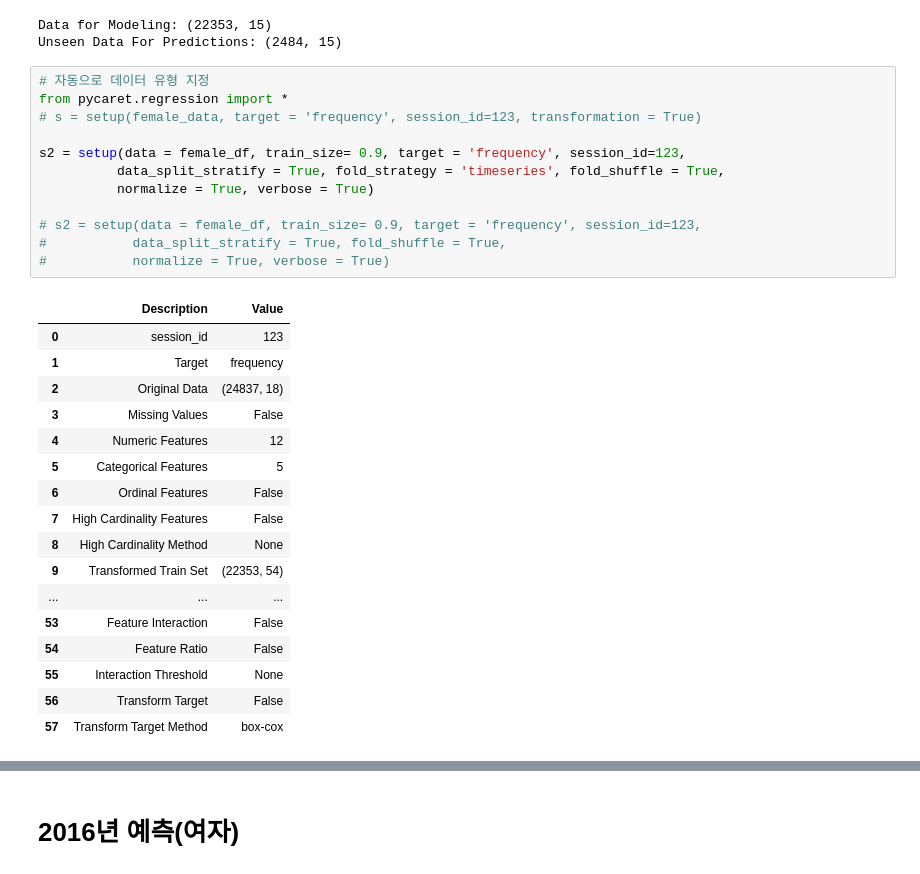
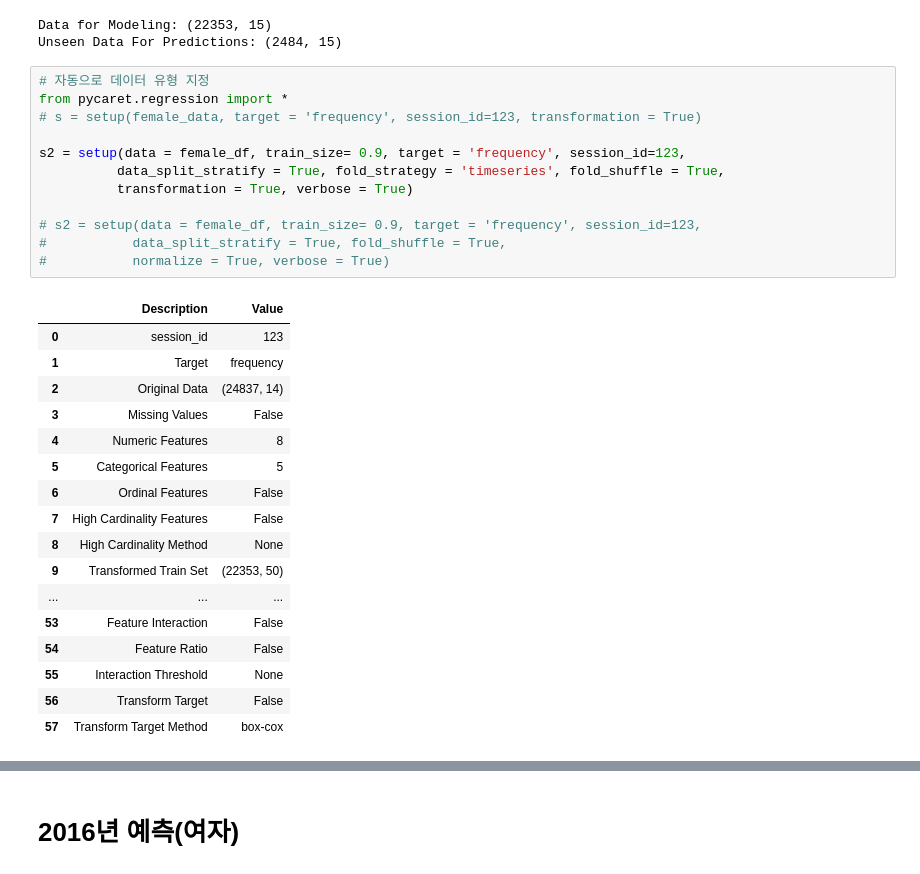
Before and after one commit to leech2193/weather_hospital_sowhat, a Jupyter notebook: 20220804_verification_eseul.ipynb, the cells around one changed output, grey strips where cells are left out. Saved outputs shown, nothing was run; the diff lists cells and outputs as text.

```diff
--- a/20220804_verification_eseul.ipynb
+++ b/20220804_verification_eseul.ipynb
@@ -331,27 +336,27 @@ Unseen Data For Predictions: (2484, 15)
 # %%
 # 자동으로 데이터 유형 지정
 from pycaret.regression import *
 # s = setup(female_data, target = 'frequency', session_id=123, transformation = True)
 
 s2 = setup(data = female_df, train_size= 0.9, target = 'frequency', session_id=123,
           data_split_stratify = True, fold_strategy = 'timeseries', fold_shuffle = True,
-          normalize = True, verbose = True)
+          transformation = True, verbose = True)
 
 # s2 = setup(data = female_df, train_size= 0.9, target = 'frequency', session_id=123,
 #           data_split_stratify = True, fold_shuffle = True,
 #           normalize = True, verbose = True)
 # %% [output]
 |  | Description | Value |
 | 0 | session_id | 123 |
 | 1 | Target | frequency |
-| 2 | Original Data | (24837, 18) |
+| 2 | Original Data | (24837, 14) |
 | 3 | Missing Values | False |
-| 4 | Numeric Features | 12 |
+| 4 | Numeric Features | 8 |
 | 5 | Categorical Features | 5 |
 | 6 | Ordinal Features | False |
 | 7 | High Cardinality Features | False |
 | 8 | High Cardinality Method | None |
-| 9 | Transformed Train Set | (22353, 54) |
+| 9 | Transformed Train Set | (22353, 50) |
 | ... | ... | ... |
 | 53 | Feature Interaction | False |
 | 54 | Feature Ratio | False |
```
Also changed, not shown: parts of 46 cells of this notebook, 6 other files.
